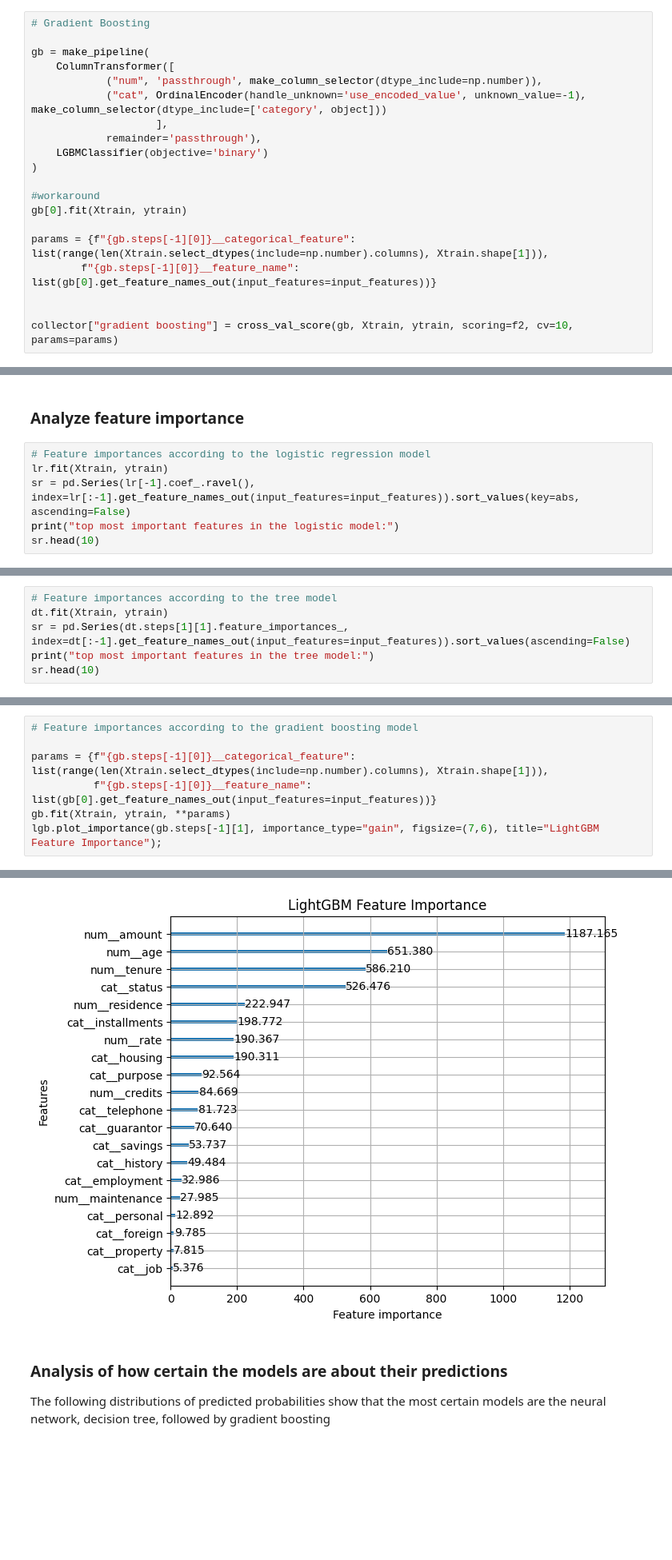
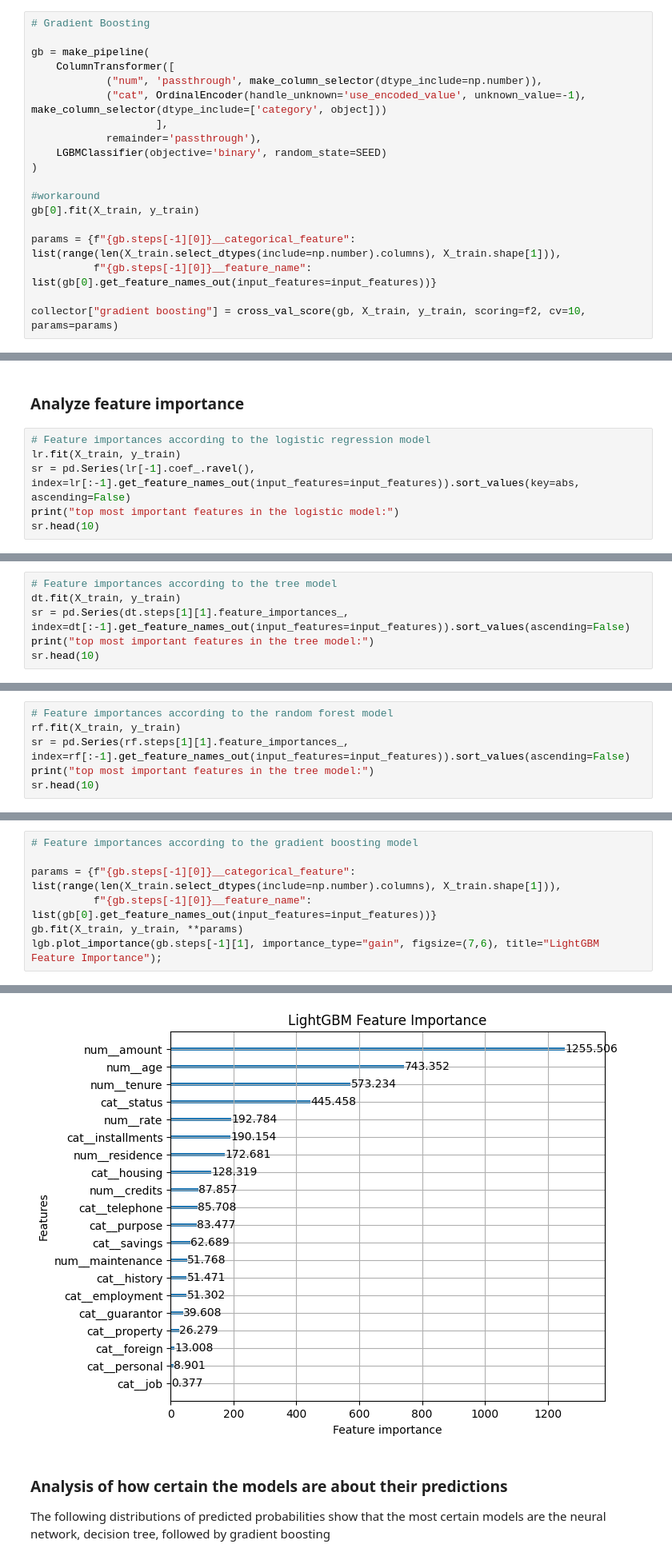
Before and after one commit to leztien/portfolio-project-classification-for-german-credit-database, a Jupyter notebook: modeling.ipynb, the cells around one changed output, grey strips where cells are left out. Shown: that part at 80% size. Cells and saved outputs as stored; diff of their text form; blank space fills up the shorter version.

```diff
--- a/modeling.ipynb
+++ b/modeling.ipynb
@@ -281,16 +335,15 @@ gb = make_pipeline(
             ("cat", OrdinalEncoder(handle_unknown='use_encoded_value', unknown_value=-1), make_column_selector(dtype_include=['category', object]))
                     ],
             remainder='passthrough'),
-    LGBMClassifier(objective='binary')
+    LGBMClassifier(objective='binary', random_state=SEED)
 )
 
 #workaround
-gb[0].fit(Xtrain, ytrain)
+gb[0].fit(X_train, y_train)
 
-params = {f"{gb.steps[-1][0]}__categorical_feature": list(range(len(Xtrain.select_dtypes(include=np.number).columns), Xtrain.shape[1])),
-        f"{gb.steps[-1][0]}__feature_name": list(gb[0].get_feature_names_out(input_features=input_features))}
+params = {f"{gb.steps[-1][0]}__categorical_feature": list(range(len(X_train.select_dtypes(include=np.number).columns), X_train.shape[1])),
+          f"{gb.steps[-1][0]}__feature_name": list(gb[0].get_feature_names_out(input_features=input_features))}
 
-
-collector["gradient boosting"] = cross_val_score(gb, Xtrain, ytrain, scoring=f2, cv=10, params=params)
+collector["gradient boosting"] = cross_val_score(gb, X_train, y_train, scoring=f2, cv=10, params=params)
 # %% [output]
 [LightGBM] [Info] Number of positive: 216, number of negative: 504
@@ -350,7 +404,7 @@ pd.DataFrame([{k:mean(v) for k,v in collector.items()}, {k:np.std(v) for k,v in
 ### Analyze feature importance
 # %%
 # Feature importances according to the logistic regression model
-lr.fit(Xtrain, ytrain)
+lr.fit(X_train, y_train)
 sr = pd.Series(lr[-1].coef_.ravel(), index=lr[:-1].get_feature_names_out(input_features=input_features)).sort_values(key=abs, ascending=False)
 print("top most important features in the logistic model:")
 sr.head(10)
@@ -385,7 +439,7 @@ cat__employment_A73   -0.010912
 dtype: float64
 # %%
 # Feature importances according to the tree model
-dt.fit(Xtrain, ytrain)
+dt.fit(X_train, y_train)
 sr = pd.Series(dt.steps[1][1].feature_importances_, index=dt[:-1].get_feature_names_out(input_features=input_features)).sort_values(ascending=False)
 print("top most important features in the tree model:")
 sr.head(10)
@@ -419,2 +473,8 @@ cat__purpose_A44          0.0
 cat__foreign_A202         0.0
 dtype: float64
+# %%
+# Feature importances according to the random forest model
+rf.fit(X_train, y_train)
+sr = pd.Series(rf.steps[1][1].feature_importances_, index=rf[:-1].get_feature_names_out(input_features=input_features)).sort_values(ascending=False)
+print("top most important features in the tree model:")
+sr.head(10)
@@ -421,9 +510,9 @@ dtype: float64
 # %%
 # Feature importances according to the gradient boosting model
 
-params = {f"{gb.steps[-1][0]}__categorical_feature": list(range(len(Xtrain.select_dtypes(include=np.number).columns), Xtrain.shape[1])),
+params = {f"{gb.steps[-1][0]}__categorical_feature": list(range(len(X_train.select_dtypes(include=np.number).columns), X_train.shape[1])),
           f"{gb.steps[-1][0]}__feature_name": list(gb[0].get_feature_names_out(input_features=input_features))}
-gb.fit(Xtrain, ytrain, **params)
+gb.fit(X_train, y_train, **params)
 lgb.plot_importance(gb.steps[-1][1], importance_type="gain", figsize=(7,6), title="LightGBM Feature Importance");
 # %% [output]
 [LightGBM] [Info] Number of positive: 240, number of negative: 560
@@ -442,8 +531,8 @@ And if memory is not enough, you can set `force_col_wise=true`.
 [LightGBM] [Warning] No further splits with positive gain, best gain: -inf
 [LightGBM] [Warning] No further splits with positive gain, best gain: -inf
 [LightGBM] [Warning] No further splits with positive gain, best gain: -inf
 [LightGBM] [Warning] No further splits with positive gain, best gain: -inf
-[figure, old version]
+[figure, new version]
 # %% [markdown]
 ### Analysis of how certain the models are about their predictions
 
```
Also changed, not shown: parts of 39 cells of this notebook, 2 other files.
